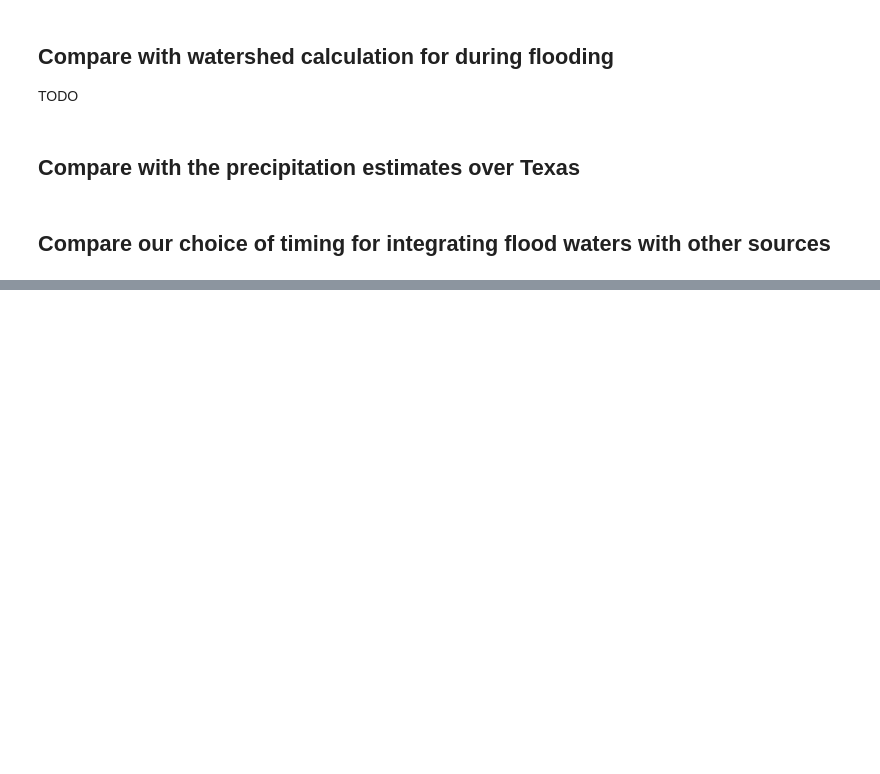
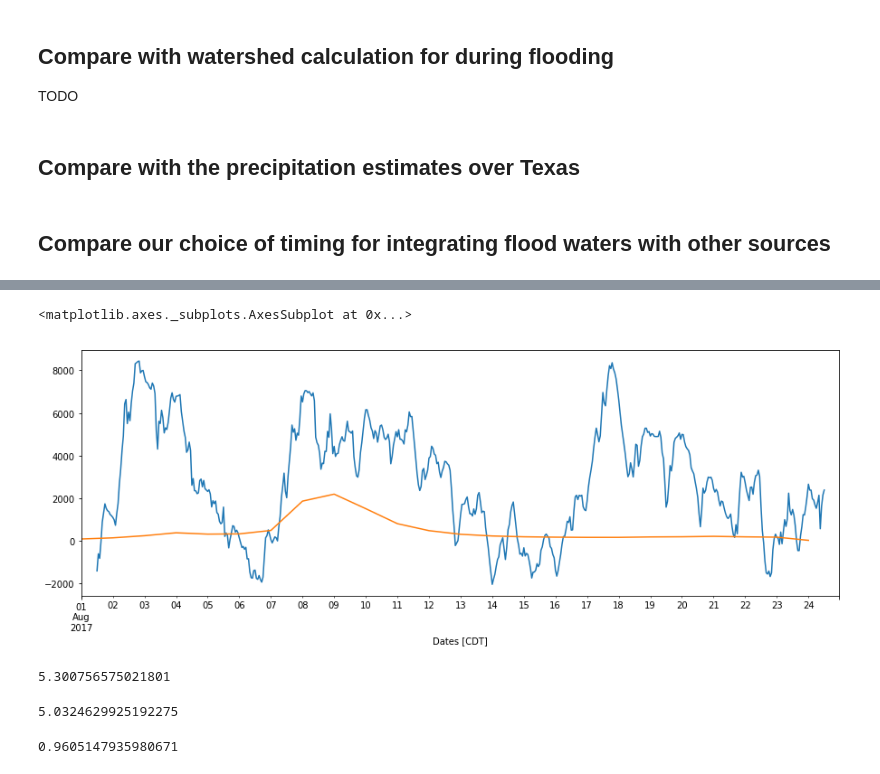
Before and after one commit to kthyng/flood_estimate, a Jupyter notebook: Analysis.ipynb, the cells around one changed output, grey strips where cells are left out. Saved outputs shown, nothing was run; the diff lists cells and outputs as text; code cells hidden in the pictures; blank space fills up the shorter version.

```diff
--- a/Analysis.ipynb
+++ b/Analysis.ipynb
@@ -558,3 +598,12 @@ TODO
 ## Compare with the precipitation estimates over Texas
 # %% [markdown]
 ## Compare our choice of timing for integrating flood waters with other sources
+# %%
+infg = pd.read_csv('drive_data/daily_gauged_galv_1Aug_30Sep2017.csv', parse_dates=True, index_col=0)['sum_afd']
+convert = 0.0142764  # 1 acre-foot per day = 0.0142764 m^3/s
+infg *= convert
+infug = pd.read_csv('drive_data/fresh_in_modelled_galv_1aug2017_to_30sep2017.txt', parse_dates=True, index_col=0, skiprows=1, header=None, names=['Dates', 'ungauged'])
+infug *= convert
+# infug
+inf = infug['ungauged'] + infg
+inf
@@ -560,0 +628,18 @@ TODO
+# %%
+(Qin['2017-8-1':'2017-8-24'].rolling(center=True, window=24).mean()).plot(figsize=(15,5), grid=True)
+inf['2017-8-1':'2017-8-24'].plot()
+# %% [output]
+<matplotlib.axes._subplots.AxesSubplot at 0x...>
+[figure, added]
+# %%
+(Qin['2017-8-1':'2017-8-24']*3600).sum()/1000**3
+# %% [output]
+5.300756575021801
+# %%
+(Vincum.loc['2017-8-24 00:00'] - Vincum.loc['2017-8-1 00:00'])/1000**3
+# %% [output]
+5.0324629925192275
+# %%
+(inf['2017-8-1':'2017-8-24']*86400).sum()/1000**3
+# %% [output]
+0.9605147935980671
```
Also changed, not shown: parts of 5 cells of this notebook, 1 other file.
